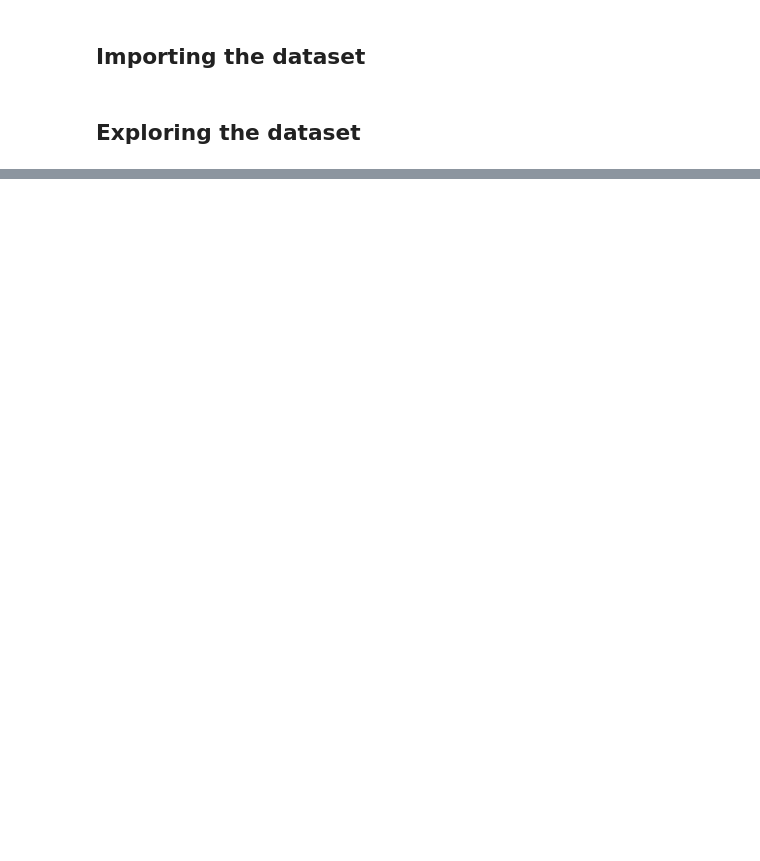
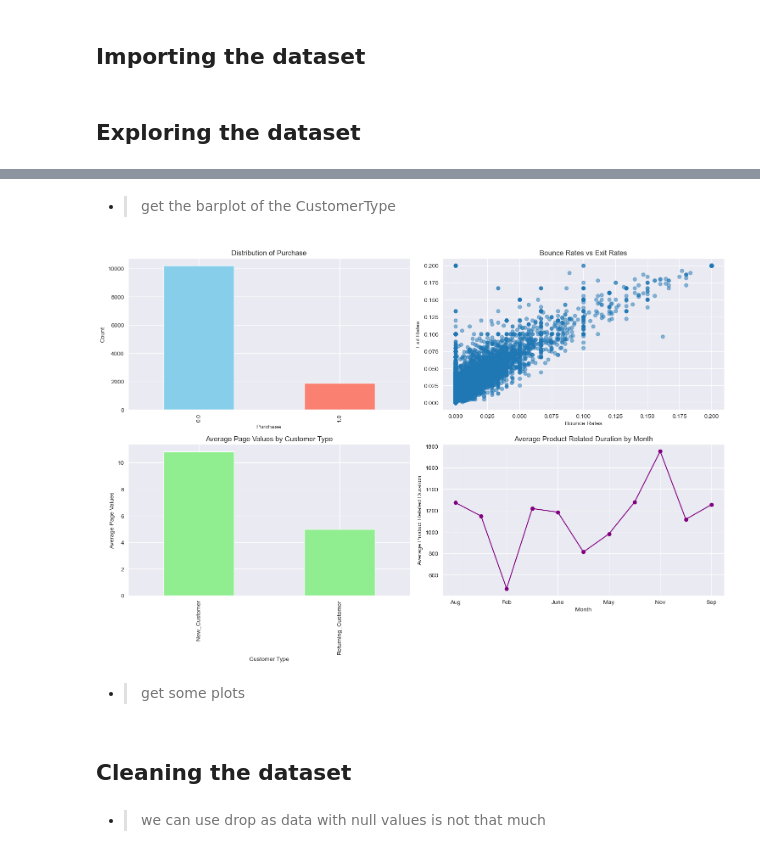
Before and after one commit to faris-agour/Predicting-Customer-Purchase, a Jupyter notebook: project.ipynb, the cells around one changed output, grey strips where cells are left out. Saved outputs shown, nothing was run; the diff lists cells and outputs as text; code cells hidden in the pictures; blank space fills up the shorter version.

```diff
--- a/project.ipynb
+++ b/project.ipynb
@@ -40,0 +127,38 @@ memory usage: 787.8+ KB
+# %% [markdown]
+- > get the barplot of the CustomerType
+# %%
+fig, axes = plt.subplots(2, 2, figsize=(15, 10))
+
+
+df['Purchase'].value_counts().plot(kind='bar', ax=axes[0, 0], color=['skyblue', 'salmon'])
+axes[0, 0].set_title('Distribution of Purchase')
+axes[0, 0].set_xlabel('Purchase')
+axes[0, 0].set_ylabel('Count')
+
+
+axes[0, 1].scatter(df['BounceRates'], df['ExitRates'], alpha=0.5)
+axes[0, 1].set_title('Bounce Rates vs Exit Rates')
+axes[0, 1].set_xlabel('Bounce Rates')
+axes[0, 1].set_ylabel('Exit Rates')
+
+
+df.groupby('CustomerType')['PageValues'].mean().plot(kind='bar', ax=axes[1, 0], color='lightgreen')
+axes[1, 0].set_title('Average Page Values by Customer Type')
+axes[1, 0].set_xlabel('Customer Type')
+axes[1, 0].set_ylabel('Average Page Values')
+
+
+df.groupby('Month')['ProductRelated_Duration'].mean().plot(kind='line', ax=axes[1, 1], marker='o', color='purple')
+axes[1, 1].set_title('Average Product Related Duration by Month')
+axes[1, 1].set_xlabel('Month')
+axes[1, 1].set_ylabel('Average Product Related Duration')
+
+
+plt.tight_layout()
+plt.show()
+# %% [output]
+[figure, added]
+# %% [markdown]
+- > get some plots
+# %% [markdown]
+## Cleaning the dataset
@@ -40,0 +167,2 @@ memory usage: 787.8+ KB
+# %% [markdown]
+- > we can use drop as data with null values is not that much
```
Also changed, not shown: parts of 47 cells of this notebook.
